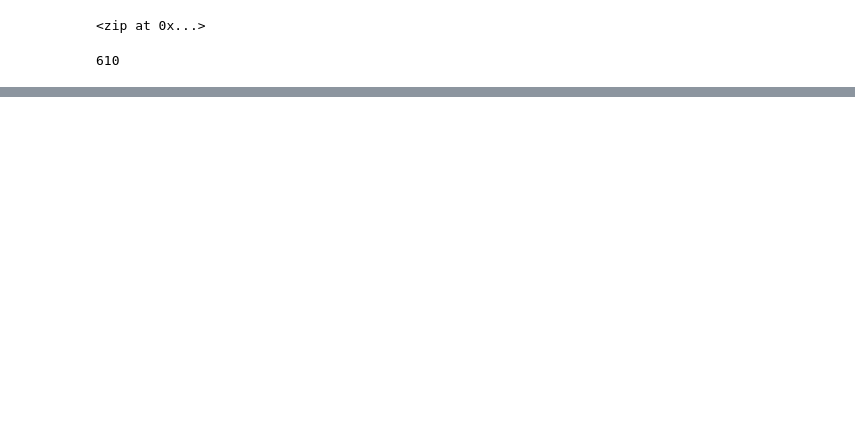
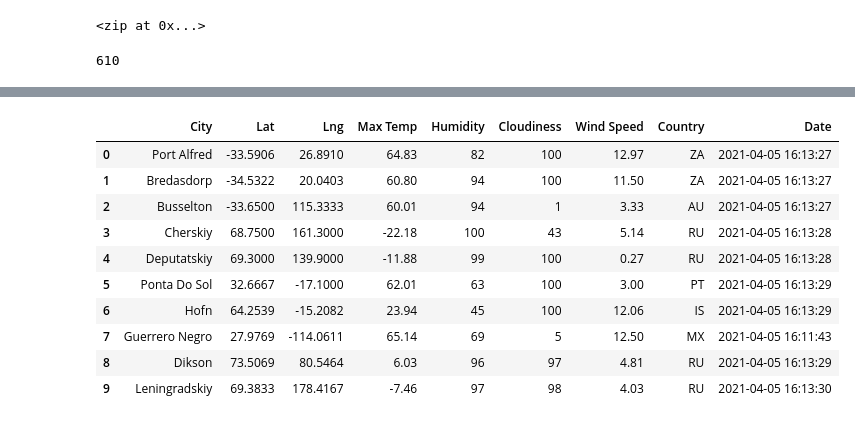
Before and after one commit to RebRut03/World_Weather_Analysis, a Jupyter notebook: WeatherPy.ipynb, the cells around one changed output, grey strips where cells are left out. Drawn from its saved outputs; the diff is of its cells as text; code cells hidden in the pictures; blank space fills up the shorter version.

```diff
--- a/WeatherPy.ipynb
+++ b/WeatherPy.ipynb
@@ -33,0 +127,16 @@ len(cities)
+# %%
+# Convert the array of dictionaries to a Pandas DataFrame.
+city_data_df = pd.DataFrame(city_data)
+city_data_df.head(10)
+# %% [output]
+|  | City | Lat | Lng | Max Temp | Humidity | Cloudiness | Wind Speed | Country | Date |
+| 0 | Port Alfred | -33.5906 | 26.8910 | 64.83 | 82 | 100 | 12.97 | ZA | 2021-04-05 16:13:27 |
+| 1 | Bredasdorp | -34.5322 | 20.0403 | 60.80 | 94 | 100 | 11.50 | ZA | 2021-04-05 16:13:27 |
+| 2 | Busselton | -33.6500 | 115.3333 | 60.01 | 94 | 1 | 3.33 | AU | 2021-04-05 16:13:27 |
+| 3 | Cherskiy | 68.7500 | 161.3000 | -22.18 | 100 | 43 | 5.14 | RU | 2021-04-05 16:13:28 |
+| 4 | Deputatskiy | 69.3000 | 139.9000 | -11.88 | 99 | 100 | 0.27 | RU | 2021-04-05 16:13:28 |
+| 5 | Ponta Do Sol | 32.6667 | -17.1000 | 62.01 | 63 | 100 | 3.00 | PT | 2021-04-05 16:13:29 |
+| 6 | Hofn | 64.2539 | -15.2082 | 23.94 | 45 | 100 | 12.06 | IS | 2021-04-05 16:13:29 |
+| 7 | Guerrero Negro | 27.9769 | -114.0611 | 65.14 | 69 | 5 | 12.50 | MX | 2021-04-05 16:11:43 |
+| 8 | Dikson | 73.5069 | 80.5464 | 6.03 | 96 | 97 | 4.81 | RU | 2021-04-05 16:13:29 |
+| 9 | Leningradskiy | 69.3833 | 178.4167 | -7.46 | 97 | 98 | 4.03 | RU | 2021-04-05 16:13:30 |
```
Also changed, not shown: parts of 6 cells of this notebook, 2 other files.
